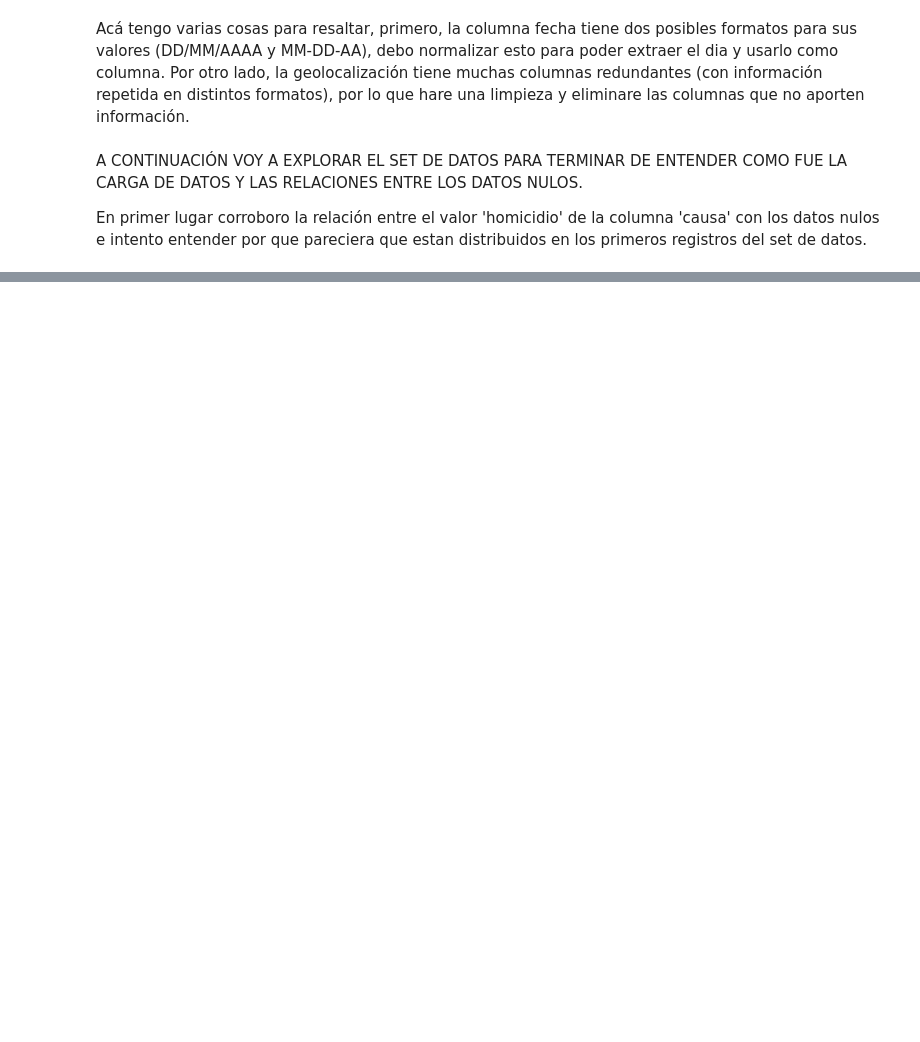
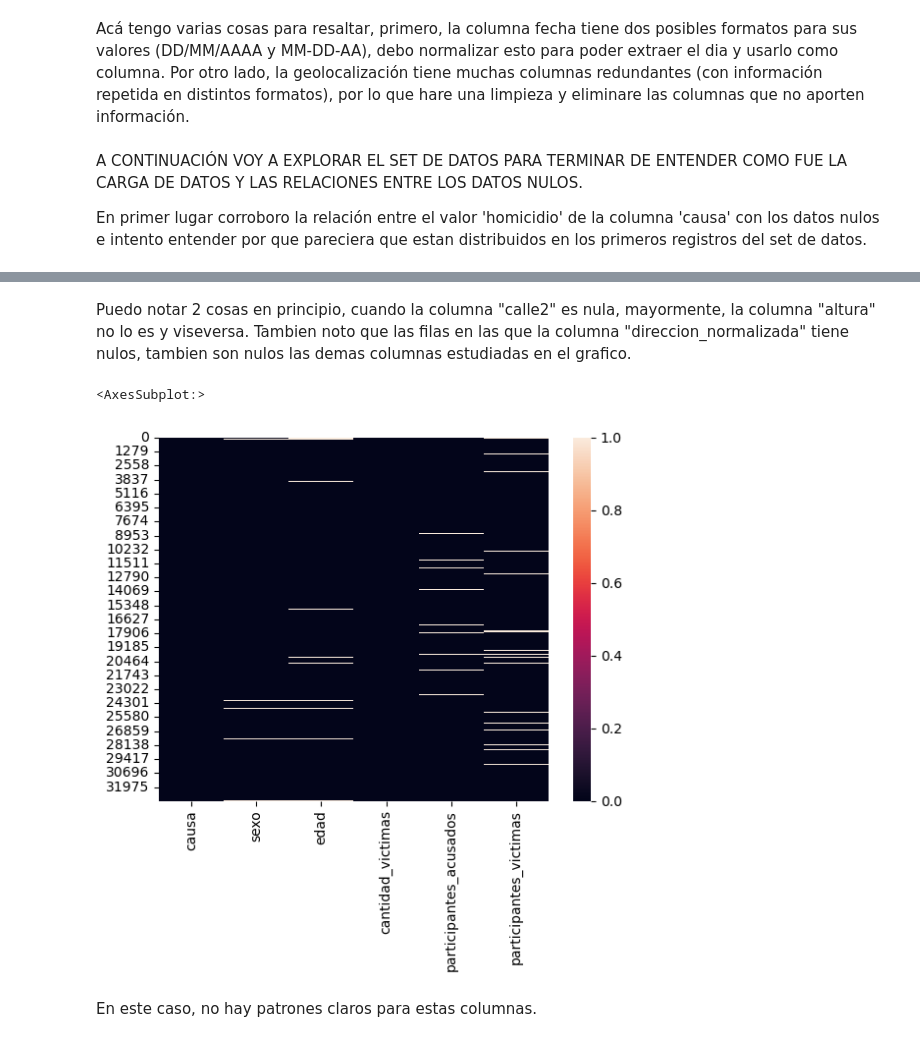
Before and after one commit to joakoracing/TP_CoderHouse, a Jupyter notebook: TP6- PRIMERA ENTREGA/Primera_entrega.ipynb, the cells around one changed output, grey strips where cells are left out. Saved outputs shown, nothing was run; the diff lists cells and outputs as text; code cells hidden in the pictures; blank space fills up the shorter version.

```diff
--- a/TP6- PRIMERA ENTREGA/Primera_entrega.ipynb
+++ b/TP6- PRIMERA ENTREGA/Primera_entrega.ipynb
@@ -142,0 +155,9 @@ sin_df.loc[sin_df.causa == 'homicidio'].
+# %% [markdown]
+Puedo notar 2 cosas en principio, cuando la columna "calle2" es nula, mayormente, la columna "altura" no lo es y viseversa. Tambien noto que las filas en las que la columna "direccion_normalizada" tiene nulos, tambien son nulos las demas columnas estudiadas en el grafico.
+# %%
+sns.heatmap(sin_df[['causa','sexo','edad','cantidad_victimas','participantes_acusados','participantes_victimas']].isnull())
+# %% [output]
+<AxesSubplot:>
+[figure, added]
+# %% [markdown]
+En este caso, no hay patrones claros para estas columnas.
```
Also changed, not shown: parts of 6 cells of this notebook.
